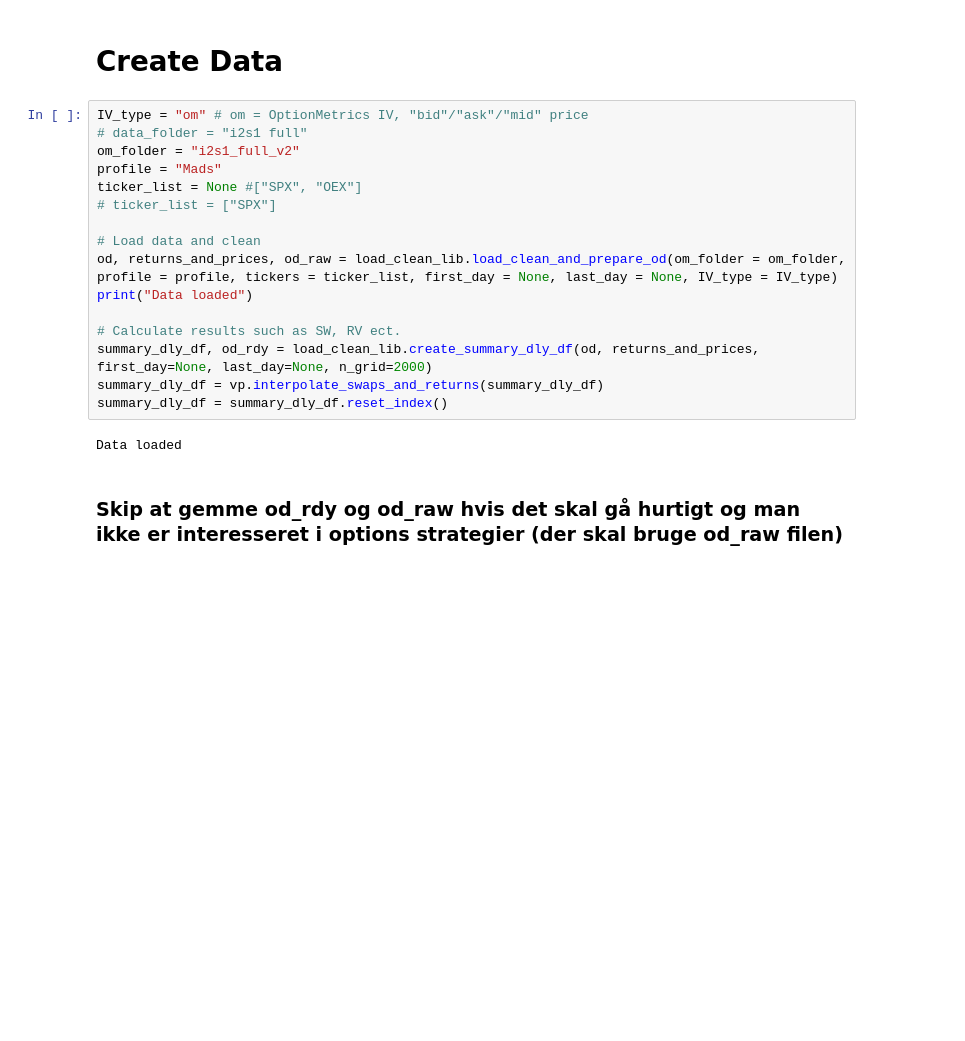
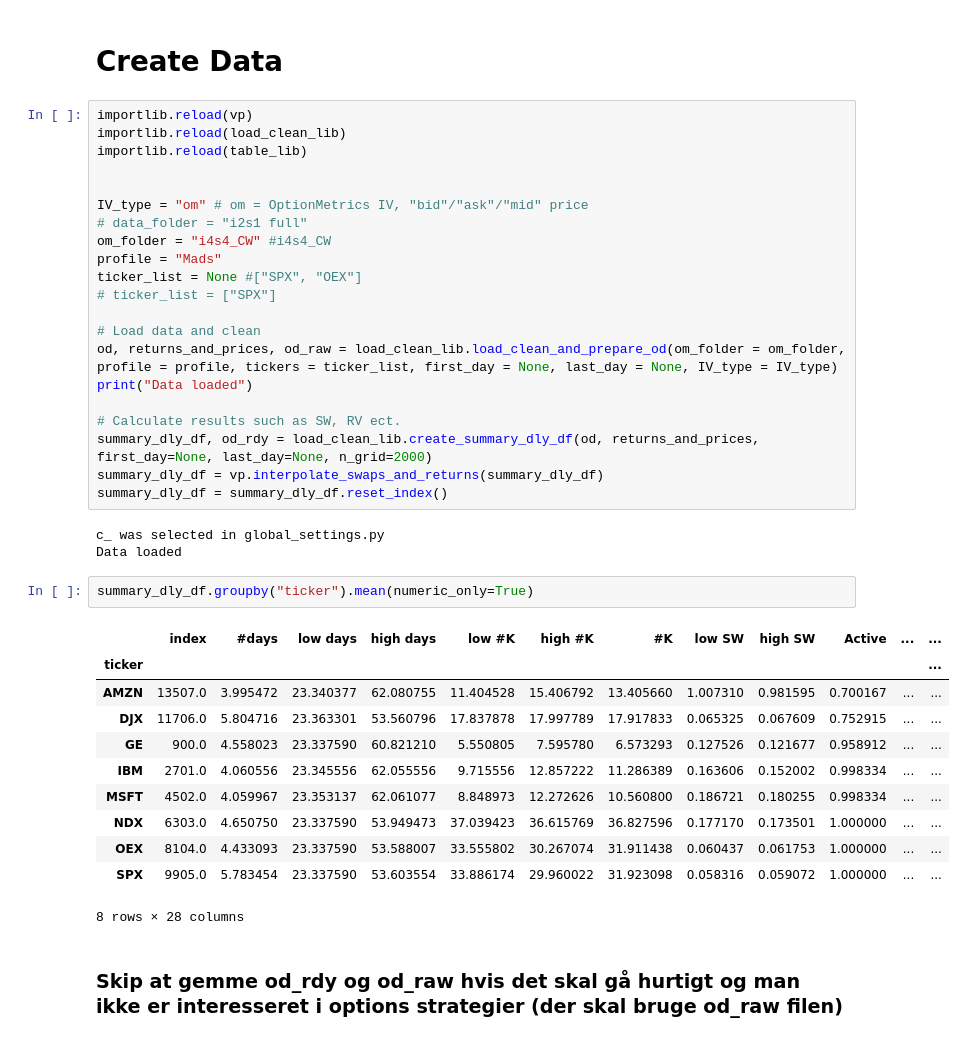
Before and after one commit to MadsHebsgaard/volpy, a Jupyter notebook: Mads work.ipynb, the cells around one changed output. Drawn from its saved outputs; the diff is of its cells as text; blank space fills up the shorter version.

```diff
--- a/Mads work.ipynb
+++ b/Mads work.ipynb
@@ -28,9 +28,14 @@ importlib.reload(table_lib)
 # %% [markdown]
 # Create Data
 # %%
+importlib.reload(vp)
+importlib.reload(load_clean_lib)
+importlib.reload(table_lib)
+
+
 IV_type = "om" # om = OptionMetrics IV, "bid"/"ask"/"mid" price
 # data_folder = "i2s1 full"
-om_folder = "i2s1_full_v2"
+om_folder = "i4s4_CW" #i4s4_CW
 profile = "Mads"
 ticker_list = None #["SPX", "OEX"]
 # ticker_list = ["SPX"]
@@ -44,7 +49,22 @@ summary_dly_df, od_rdy = load_clean_lib.create_summary_dly_df(od, returns_and_pr
 summary_dly_df = vp.interpolate_swaps_and_returns(summary_dly_df)
 summary_dly_df = summary_dly_df.reset_index()
 # %% [output]
+c_ was selected in global_settings.py
 Data loaded
+# %%
+summary_dly_df.groupby("ticker").mean(numeric_only=True)
+# %% [output]
+|  | index | #days | low days | high days | low #K | high #K | #K | low SW | high SW | Active | ... | ... |
+| ticker |  |  |  |  |  |  |  |  |  |  |  | ... |
+| AMZN | 13507.0 | 3.995472 | 23.340377 | 62.080755 | 11.404528 | 15.406792 | 13.405660 | 1.007310 | 0.981595 | 0.700167 | ... | ... |
+| DJX | 11706.0 | 5.804716 | 23.363301 | 53.560796 | 17.837878 | 17.997789 | 17.917833 | 0.065325 | 0.067609 | 0.752915 | ... | ... |
+| GE | 900.0 | 4.558023 | 23.337590 | 60.821210 | 5.550805 | 7.595780 | 6.573293 | 0.127526 | 0.121677 | 0.958912 | ... | ... |
+| IBM | 2701.0 | 4.060556 | 23.345556 | 62.055556 | 9.715556 | 12.857222 | 11.286389 | 0.163606 | 0.152002 | 0.998334 | ... | ... |
+| MSFT | 4502.0 | 4.059967 | 23.353137 | 62.061077 | 8.848973 | 12.272626 | 10.560800 | 0.186721 | 0.180255 | 0.998334 | ... | ... |
+| NDX | 6303.0 | 4.650750 | 23.337590 | 53.949473 | 37.039423 | 36.615769 | 36.827596 | 0.177170 | 0.173501 | 1.000000 | ... | ... |
+| OEX | 8104.0 | 4.433093 | 23.337590 | 53.588007 | 33.555802 | 30.267074 | 31.911438 | 0.060437 | 0.061753 | 1.000000 | ... | ... |
+| SPX | 9905.0 | 5.783454 | 23.337590 | 53.603554 | 33.886174 | 29.960022 | 31.923098 | 0.058316 | 0.059072 | 1.000000 | ... | ... |
+8 rows × 28 columns
 # %% [markdown]
 ### Skip at gemme od_rdy og od_raw hvis det skal gå hurtigt og man ikke er interesseret i options strategier (der skal bruge od_raw filen)
 # %%
```
Also changed, not shown: parts of 4 cells of this notebook, 3 other files.
